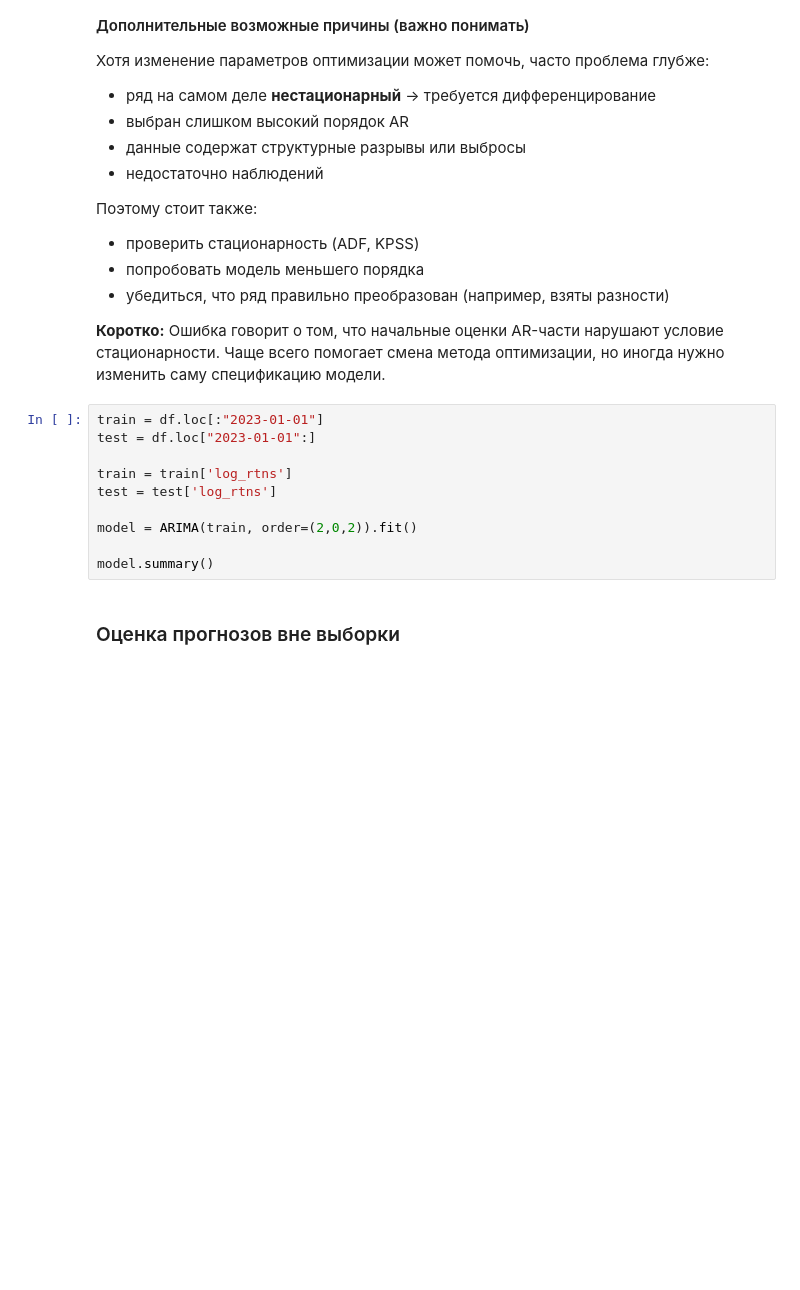
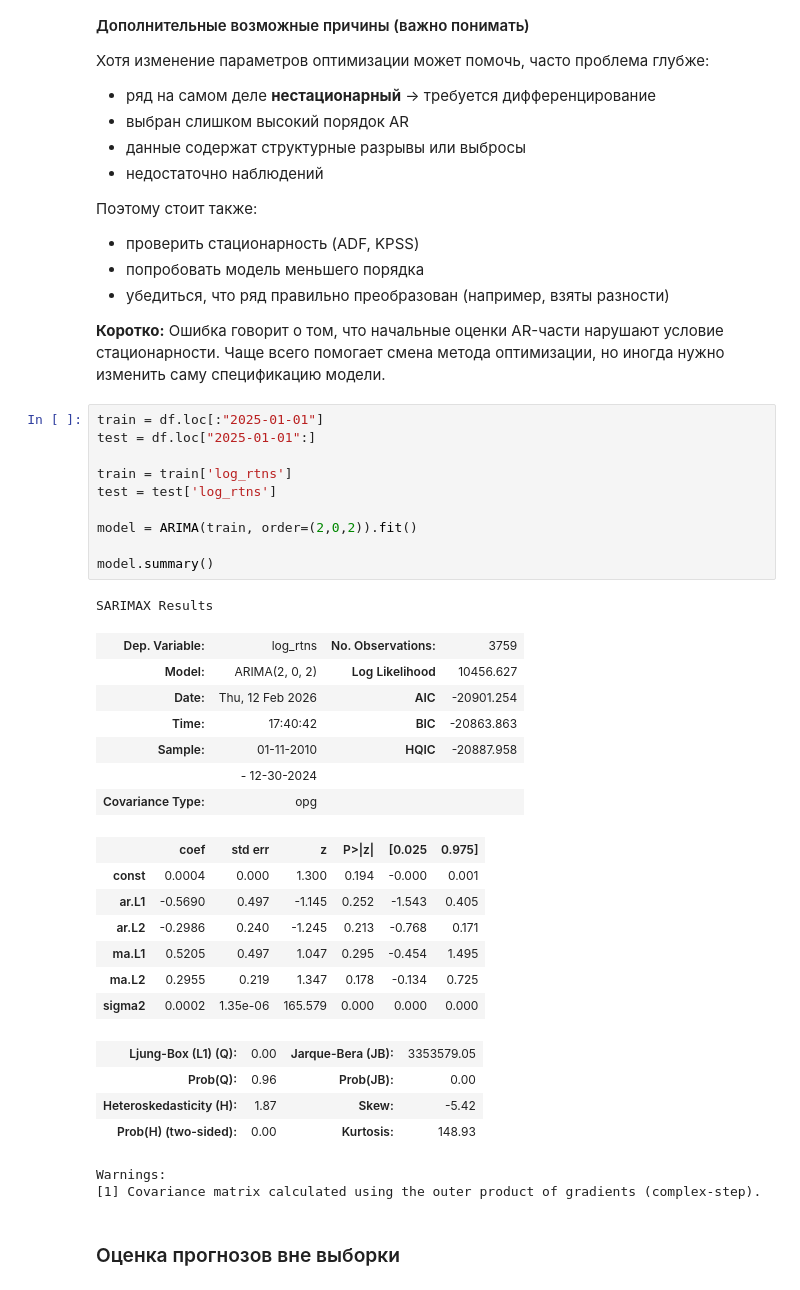
Before and after one commit to quantviews/financial-markets-2025, a Jupyter notebook: ipynb/Time_series_models_(base)_2026_ru.ipynb, the cells around one changed output. Drawn from its saved outputs; the diff is of its cells as text; blank space fills up the shorter version.

Commit message:
time series nb update

```diff
--- a/ipynb/Time_series_models_(base)_2026_ru.ipynb
+++ b/ipynb/Time_series_models_(base)_2026_ru.ipynb
@@ -1468,15 +1631,37 @@ model.summary()
 **Коротко:**
 Ошибка говорит о том, что начальные оценки AR-части нарушают условие стационарности. Чаще всего помогает смена метода оптимизации, но иногда нужно изменить саму спецификацию модели.
 # %%
-train = df.loc[:"2023-01-01"]
-test = df.loc["2023-01-01":]
+train = df.loc[:"2025-01-01"]
+test = df.loc["2025-01-01":]
 
 train = train['log_rtns']
 test = test['log_rtns']
 
 model = ARIMA(train, order=(2,0,2)).fit()
 
 model.summary()
+# %% [output]
+SARIMAX Results
+| Dep. Variable: | log_rtns | No. Observations: | 3759 |
+| Model: | ARIMA(2, 0, 2) | Log Likelihood | 10456.627 |
+| Date: | Thu, 12 Feb 2026 | AIC | -20901.254 |
+| Time: | 17:40:42 | BIC | -20863.863 |
+| Sample: | 01-11-2010 | HQIC | -20887.958 |
+|  | - 12-30-2024 |  |  |
+| Covariance Type: | opg |  |  |
+|  | coef | std err | z | P>|z| | [0.025 | 0.975] |
+| const | 0.0004 | 0.000 | 1.300 | 0.194 | -0.000 | 0.001 |
+| ar.L1 | -0.5690 | 0.497 | -1.145 | 0.252 | -1.543 | 0.405 |
+| ar.L2 | -0.2986 | 0.240 | -1.245 | 0.213 | -0.768 | 0.171 |
+| ma.L1 | 0.5205 | 0.497 | 1.047 | 0.295 | -0.454 | 1.495 |
+| ma.L2 | 0.2955 | 0.219 | 1.347 | 0.178 | -0.134 | 0.725 |
+| sigma2 | 0.0002 | 1.35e-06 | 165.579 | 0.000 | 0.000 | 0.000 |
+| Ljung-Box (L1) (Q): | 0.00 | Jarque-Bera (JB): | 3353579.05 |
+| Prob(Q): | 0.96 | Prob(JB): | 0.00 |
+| Heteroskedasticity (H): | 1.87 | Skew: | -5.42 |
+| Prob(H) (two-sided): | 0.00 | Kurtosis: | 148.93 |
+Warnings:
+[1] Covariance matrix calculated using the outer product of gradients (complex-step).
 # %% [markdown]
 ### Оценка прогнозов вне выборки
 # %%
```
Also changed, not shown: parts of 41 cells of this notebook, 1 other file.
